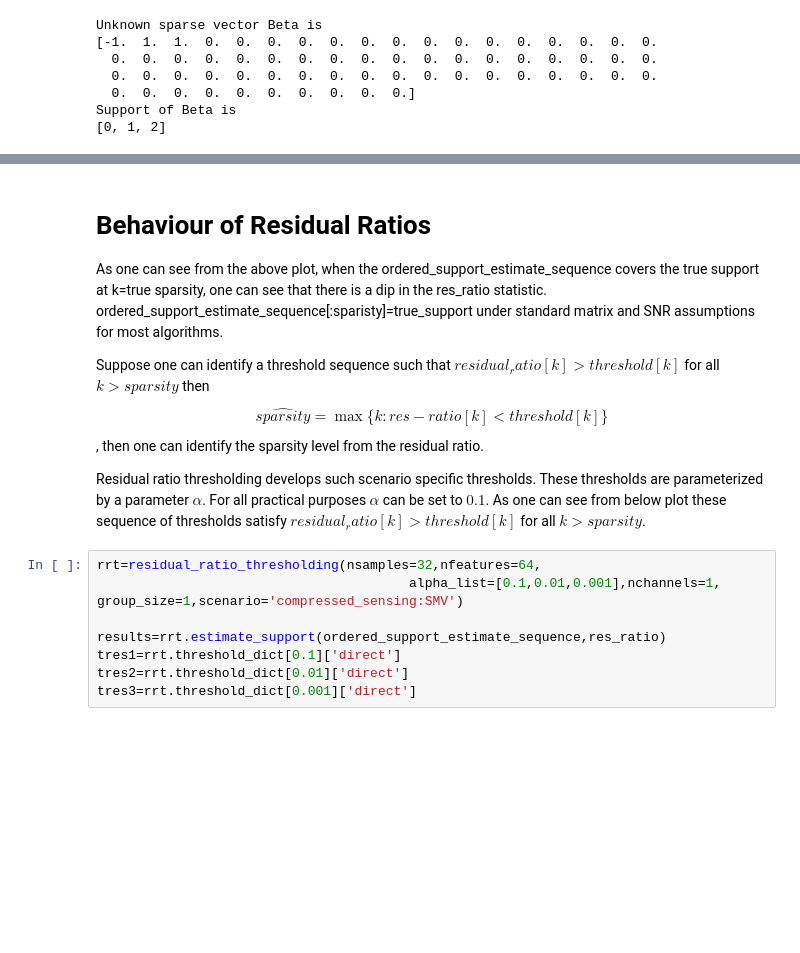
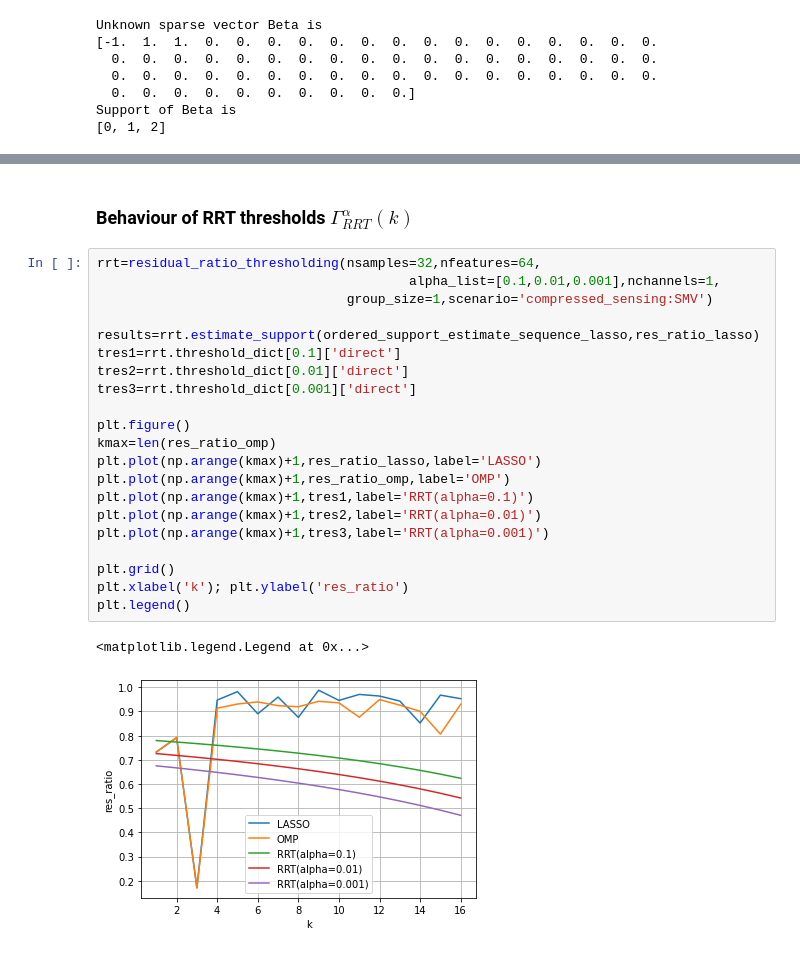
Before and after one commit to sreejithkvenugopal/Residual-Ratio-Thresholding, a Jupyter notebook: RRT_single_measurement_vector.ipynb, the cells around one changed output, grey strips where cells are left out. Drawn from its saved outputs; the diff is of its cells as text; blank space fills up the shorter version.

```diff
--- a/RRT_single_measurement_vector.ipynb
+++ b/RRT_single_measurement_vector.ipynb
@@ -57,16 +128,26 @@ plt.legend()
-# %% [markdown]
-# Behaviour of Residual Ratios
-As one can see from the above plot, when the ordered_support_estimate_sequence covers the true support at k=true sparsity, one can see that there is a dip in the res_ratio statistic. ordered_support_estimate_sequence[:sparisty]=true_support under standard matrix and SNR assumptions for most algorithms.
-
-Suppose one can identify a threshold sequence such that $residual_ratio[k]>threshold[k]$  for all $k>sparsity$ then
-$$\hat{sparsity}=\max\{k:res-ratio[k]<threshold[k]\} $$, then one can identify the sparsity level from the residual ratio.
-
-Residual ratio thresholding develops such scenario specific thresholds. These thresholds are parameterized by a parameter $\alpha$. For all practical purposes $\alpha$ can be set to $0.1$. As one can see from below plot these sequence of thresholds satisfy $residual_ratio[k]>threshold[k]$  for all $k>sparsity$.
+# %% [markdown]
+###  Behaviour of RRT thresholds $\Gamma_{RRT}^{\alpha}(k)$
 # %%
 rrt=residual_ratio_thresholding(nsamples=32,nfeatures=64,
-                                        alpha_list=[0.1,0.01,0.001],nchannels=1, group_size=1,scenario='compressed_sensing:SMV')
+                                        alpha_list=[0.1,0.01,0.001],nchannels=1,
+                                group_size=1,scenario='compressed_sensing:SMV')
 
-results=rrt.estimate_support(ordered_support_estimate_sequence,res_ratio)
+results=rrt.estimate_support(ordered_support_estimate_sequence_lasso,res_ratio_lasso)
 tres1=rrt.threshold_dict[0.1]['direct']
 tres2=rrt.threshold_dict[0.01]['direct']
 tres3=rrt.threshold_dict[0.001]['direct']
+
+plt.figure()
+kmax=len(res_ratio_omp)
+plt.plot(np.arange(kmax)+1,res_ratio_lasso,label='LASSO')
+plt.plot(np.arange(kmax)+1,res_ratio_omp,label='OMP')
+plt.plot(np.arange(kmax)+1,tres1,label='RRT(alpha=0.1)')
+plt.plot(np.arange(kmax)+1,tres2,label='RRT(alpha=0.01)')
+plt.plot(np.arange(kmax)+1,tres3,label='RRT(alpha=0.001)')
+
+plt.grid()
+plt.xlabel('k'); plt.ylabel('res_ratio')
+plt.legend()
+# %% [output]
+<matplotlib.legend.Legend at 0x...>
+[figure, added]
```
Also changed, not shown: parts of 17 cells of this notebook, 1 other file.
